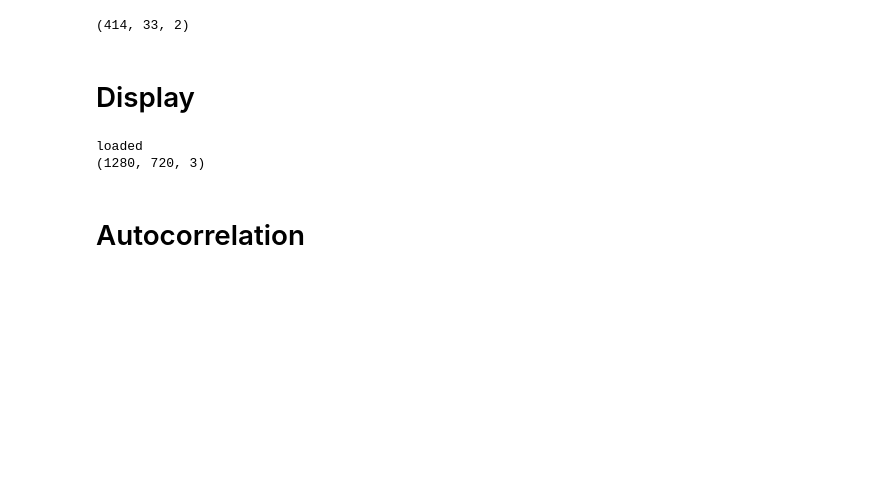
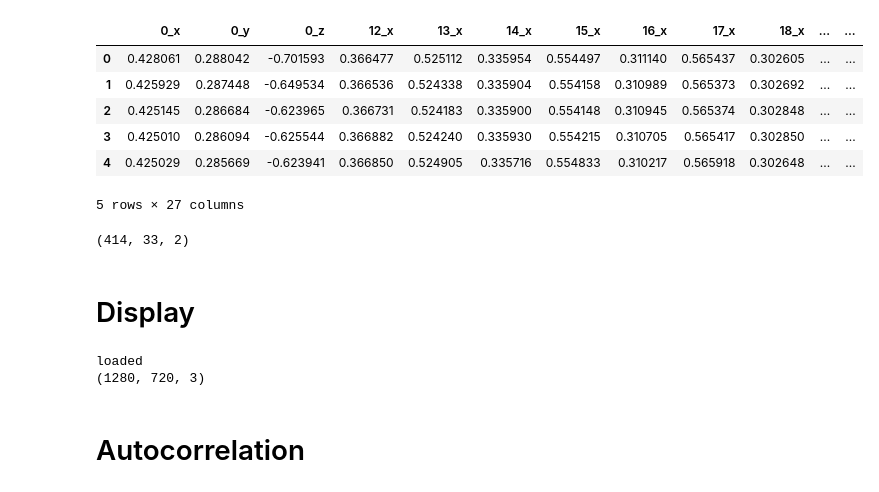
Before and after one commit to morganroux/functionalAI, a Jupyter notebook: playground/playground.ipynb, the cells around one changed output. Cells and saved outputs as stored; diff of their text form; code cells hidden in the pictures; blank space fills up the shorter version.

```diff
--- a/playground/playground.ipynb
+++ b/playground/playground.ipynb
@@ -9,3 +47,14 @@ import cv2
+# %%
+indices = np.concatenate([np.array([0, 1, 2,]), np.arange(12, 20)*4, np.arange(12, 20)*4 +1, np.arange(24, 32)*4]) + 1
+data.iloc[:, indices].head()
+# %% [output]
+|  | 0_x | 0_y | 0_z | 12_x | 13_x | 14_x | 15_x | 16_x | 17_x | 18_x | ... | ... |
+| 0 | 0.428061 | 0.288042 | -0.701593 | 0.366477 | 0.525112 | 0.335954 | 0.554497 | 0.311140 | 0.565437 | 0.302605 | ... | ... |
+| 1 | 0.425929 | 0.287448 | -0.649534 | 0.366536 | 0.524338 | 0.335904 | 0.554158 | 0.310989 | 0.565373 | 0.302692 | ... | ... |
+| 2 | 0.425145 | 0.286684 | -0.623965 | 0.366731 | 0.524183 | 0.335900 | 0.554148 | 0.310945 | 0.565374 | 0.302848 | ... | ... |
+| 3 | 0.425010 | 0.286094 | -0.625544 | 0.366882 | 0.524240 | 0.335930 | 0.554215 | 0.310705 | 0.565417 | 0.302850 | ... | ... |
+| 4 | 0.425029 | 0.285669 | -0.623941 | 0.366850 | 0.524905 | 0.335716 | 0.554833 | 0.310217 | 0.565918 | 0.302648 | ... | ... |
+5 rows × 27 columns
 # %%
 with open("points-andy.json", "r", encoding="utf-8") as file:
     data = json.load(file)
```
Also changed, not shown: parts of 2 cells of this notebook, 3 other files.
